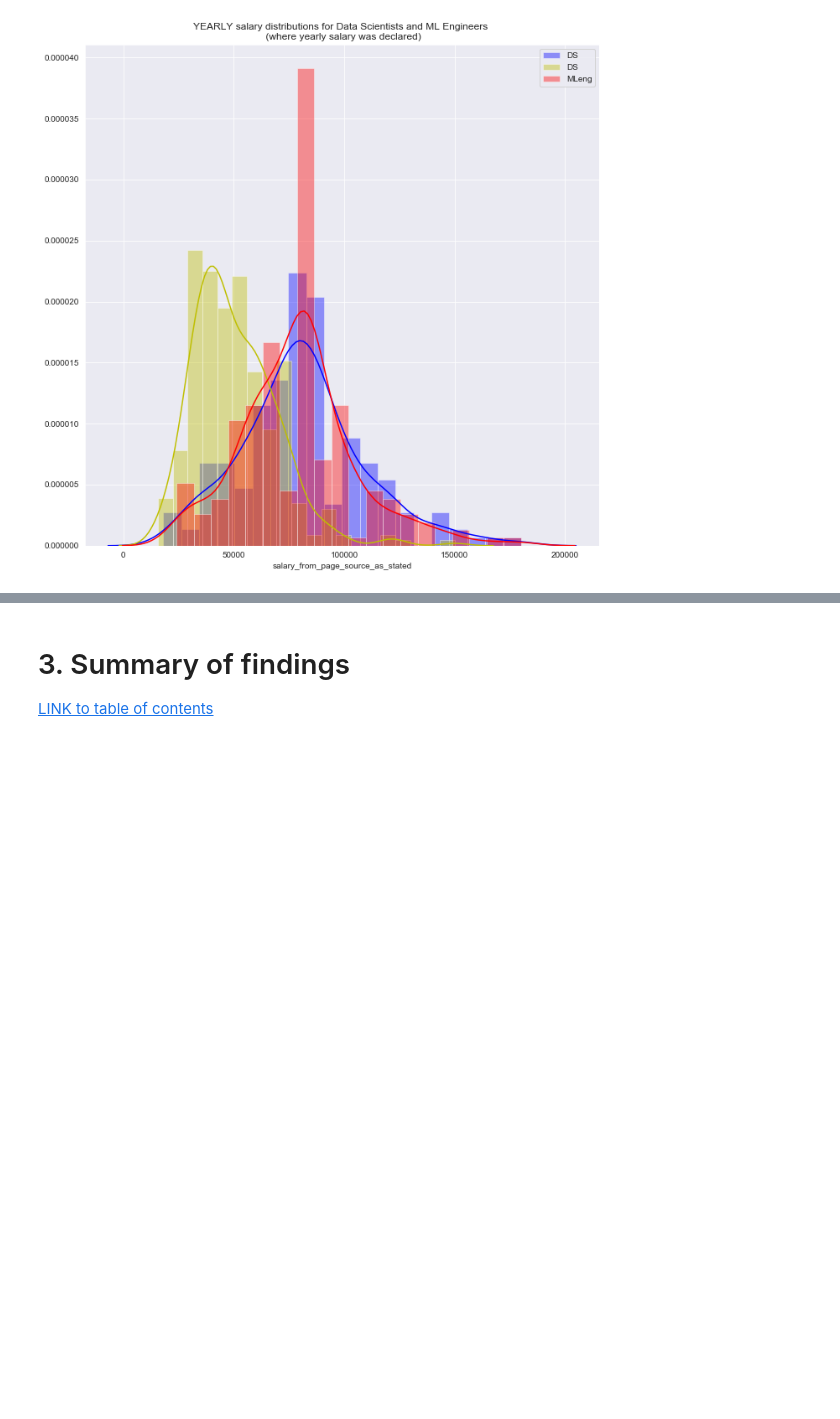
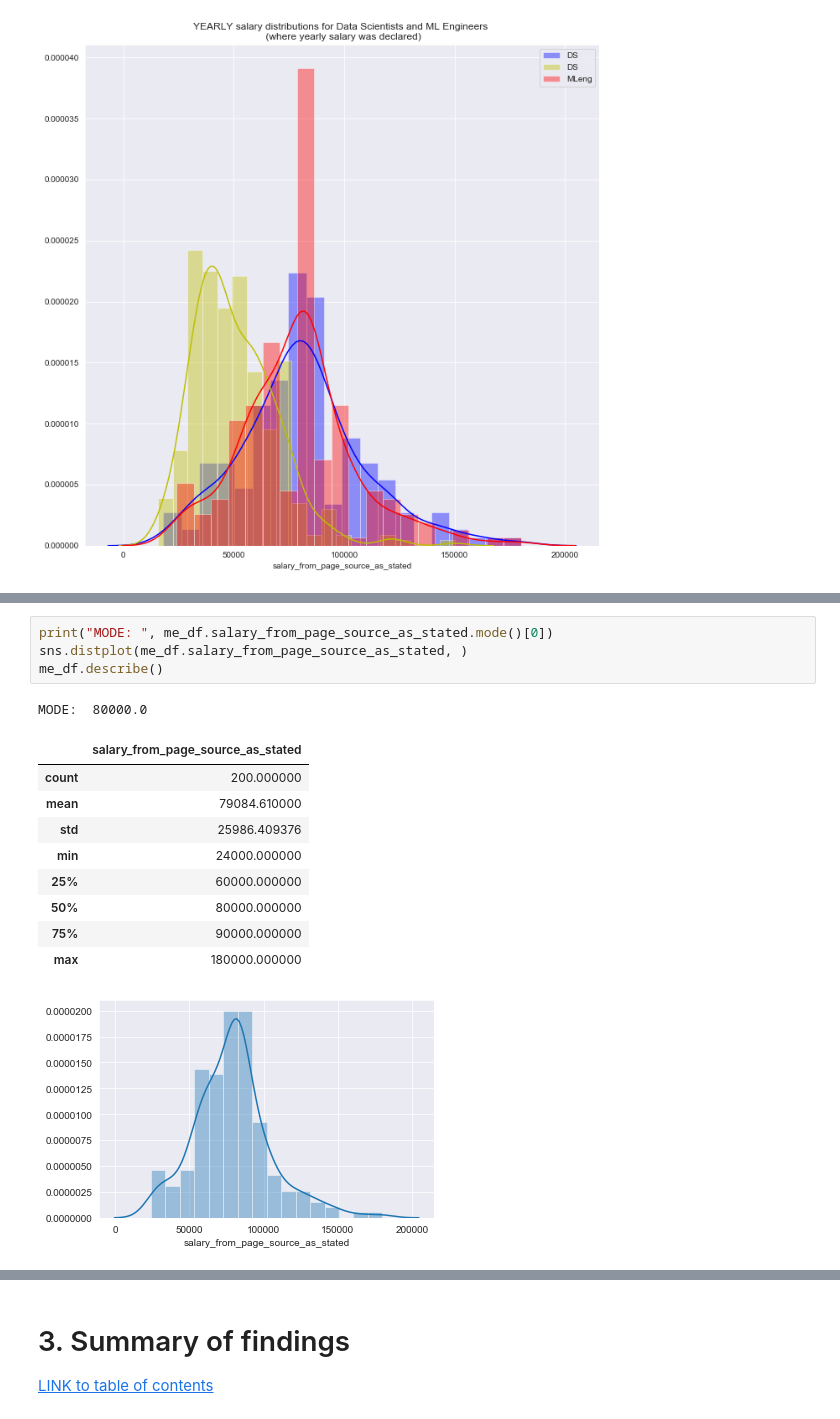
Before and after one commit to Ioana-P/MLEng_vs_DScientist_analysis, a Jupyter notebook: 3b_Statistical_tests.ipynb, the cells around one changed output, grey strips where cells are left out. Drawn from its saved outputs; the diff is of its cells as text; blank space fills up the shorter version.

```diff
--- a/3b_Statistical_tests.ipynb
+++ b/3b_Statistical_tests.ipynb
@@ -149,0 +205,16 @@ plt.show();
+# %%
+print("MODE: ", me_df.salary_from_page_source_as_stated.mode()[0])
+sns.distplot(me_df.salary_from_page_source_as_stated, )
+me_df.describe()
+# %% [output]
+MODE:  80000.0
+|  | salary_from_page_source_as_stated |
+| count | 200.000000 |
+| mean | 79084.610000 |
+| std | 25986.409376 |
+| min | 24000.000000 |
+| 25% | 60000.000000 |
+| 50% | 80000.000000 |
+| 75% | 90000.000000 |
+| max | 180000.000000 |
+[figure, added]
```
Also changed, not shown: parts of 17 cells of this notebook, 1 other file.
